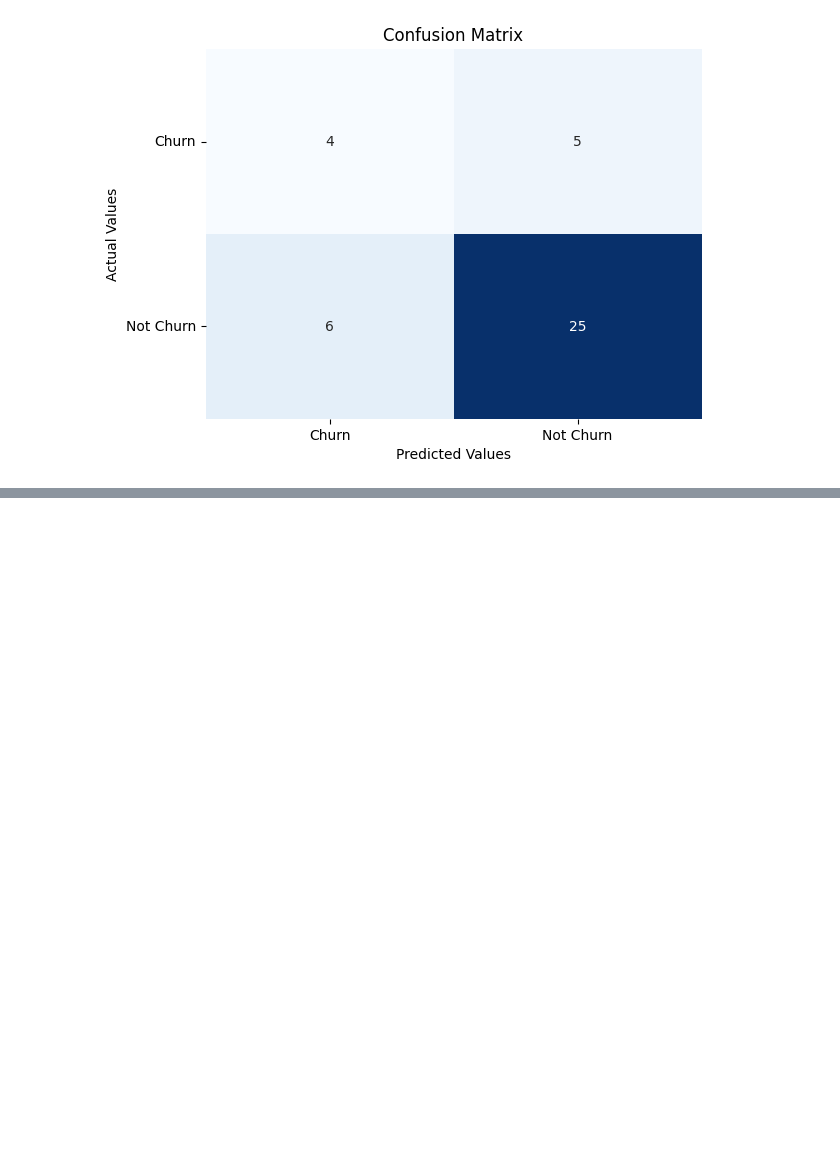
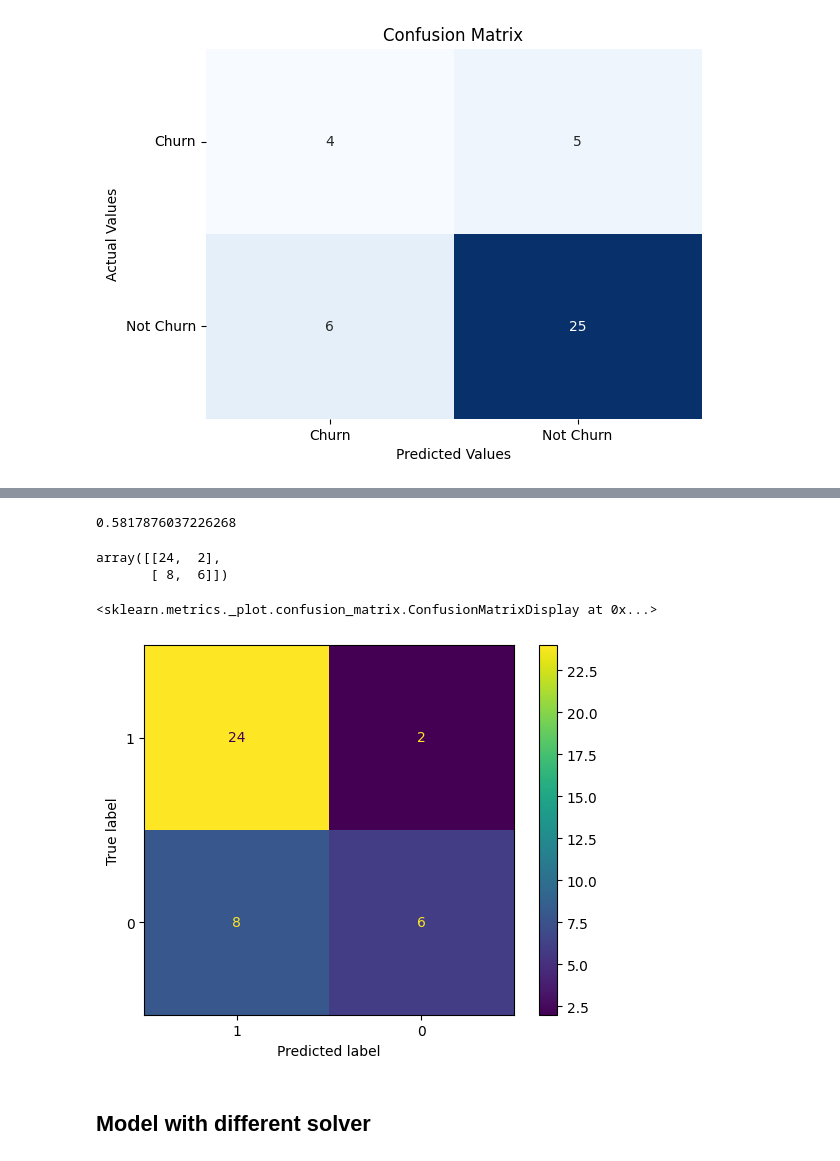
Before and after one commit to iremcakcak5/data-science, a Jupyter notebook: week-8/8-logistic-regression.ipynb, the cells around one changed output, grey strips where cells are left out. Saved outputs shown, nothing was run; the diff lists cells and outputs as text; code cells hidden in the pictures; blank space fills up the shorter version.

```diff
--- a/week-8/8-logistic-regression.ipynb
+++ b/week-8/8-logistic-regression.ipynb
@@ -95,0 +191,6 @@ plt.show()
+# %%
+# Train/test split
+from sklearn.model_selection import train_test_split
+X_train, X_test, y_train, y_test = train_test_split( X, y, test_size=0.2, random_state=10)
+print ('Train set:', X_train.shape,  y_train.shape)
+print ('Test set:', X_test.shape,  y_test.shape)
@@ -95,0 +202,5 @@ plt.show()
+# %%
+from sklearn.linear_model import LogisticRegression
+
+LR = LogisticRegression(C=0.01, solver="liblinear").fit(X_train, y_train)
+LR
@@ -95,0 +209,3 @@ plt.show()
+# %%
+yhat = LR.predict(X_test)
+yhat
@@ -95,0 +246,25 @@ plt.show()
+# %%
+# Log loss
+from sklearn.metrics import log_loss
+log_loss(y_test, yhat_prob)
+# %% [output]
+0.5817876037226268
+# %%
+# confusion matrix
+from sklearn.metrics import confusion_matrix, ConfusionMatrixDisplay
+cnf_matrix = confusion_matrix(y_test, yhat)
+# cnf_matrix = confusion_matrix(y_test, yhat, labels=[0,1])
+# %%
+cnf_matrix
+# %% [output]
+array([[24,  2],
+       [ 8,  6]])
+# %%
+disp = ConfusionMatrixDisplay(confusion_matrix=cnf_matrix, display_labels=[1,0])
+# disp = ConfusionMatrixDisplay(confusion_matrix=cnf_matrix, display_labels=LR.classes_)
+disp.plot()
+# %% [output]
+<sklearn.metrics._plot.confusion_matrix.ConfusionMatrixDisplay at 0x...>
+[figure, added]
+# %% [markdown]
+## Model with different solver
```
Also changed, not shown: parts of 29 cells of this notebook, 2 other files.
